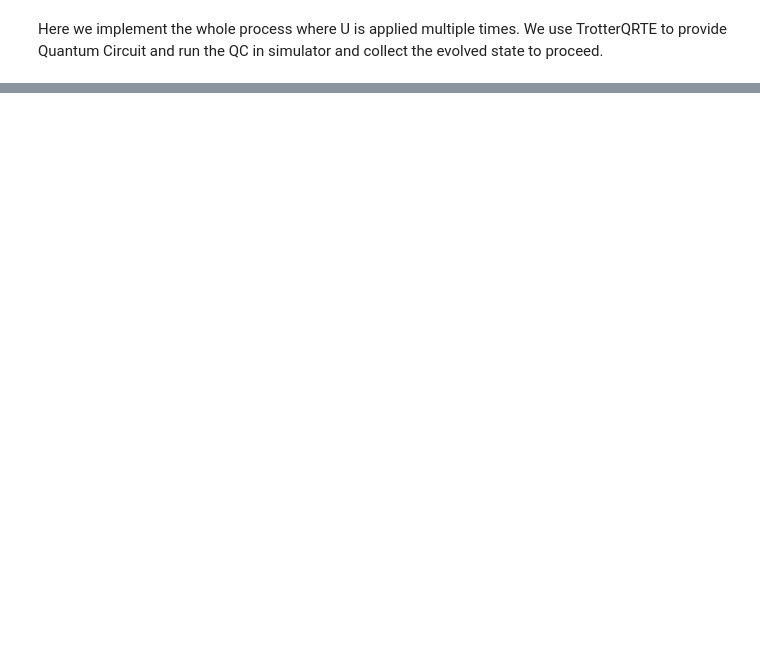
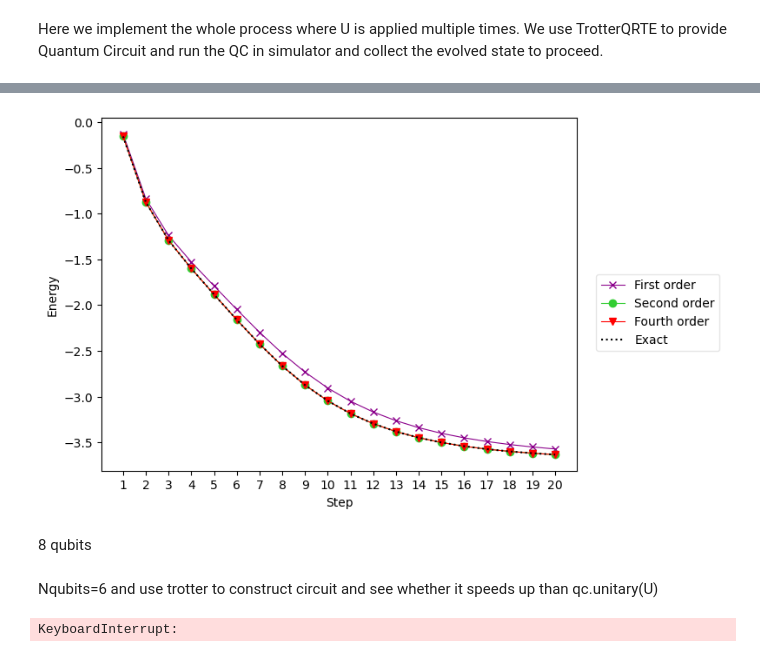
Before and after one commit to schauu/vqe_U, a Jupyter notebook: TrotterQRTE/post-selection with trotter.ipynb, the cells around one changed output, grey strips where cells are left out. Drawn from its saved outputs; the diff is of its cells as text; code cells hidden in the pictures; blank space fills up the shorter version.

```diff
--- a/TrotterQRTE/post-selection with trotter.ipynb
+++ b/TrotterQRTE/post-selection with trotter.ipynb
@@ -200,0 +206,4 @@ print(expectation_1)
+# %%
+order = 2
+expectation_2 = unitary_trotter(H, time, nqubits, order, time_step, error_rate, step)
+print(expectation_2)
@@ -200,0 +212,4 @@ print(expectation_1)
+# %%
+order = 4
+expectation_4 = unitary_trotter(H, time, nqubits, order, time_step, error_rate, step)
+print(expectation_4)
@@ -200,0 +268,58 @@ print(expectation_1)
+# %%
+fig, axes = plt.subplots()
+x = list(range(1, step+1))  # includes initial state
+axes.plot(
+    x, expectation_1, label="First order", marker="x", c="darkmagenta", ls="-", lw=0.8
+)
+axes.plot(
+    x, expectation_2, label="Second order", marker="o", c="limegreen", ls="-", lw=0.8
+)
+axes.plot(
+    x, expectation_4, label="Fourth order", marker="v", c="r", ls="-", lw=0.8
+)
+axes.plot(x, expectation_exact, c="k", ls=":", label="Exact")
+legend = fig.legend(
+    *axes.get_legend_handles_labels(),
+    bbox_to_anchor=(1.0, 0.5),
+    loc="center left",
+    framealpha=0.5,
+)
+axes.set_xticks(np.arange(min(x), max(x) + 1, 1))
+axes.set_xlabel('Step')
+axes.set_ylabel('Energy')
+fig.tight_layout()
+# %% [output]
+[figure, added]
+# %% [markdown]
+8 qubits
+# %% [markdown]
+Nqubits=6 and use trotter to construct circuit and see whether it speeds up than qc.unitary(U)
+# %%
+nqubits = 8
+final_time = np.pi/2 #time
+time = final_time
+time_step = 10 #time_step
+step = 20
+#H = get_hamiltonian_y(5, 1/np.sqrt(2), True)
+projector = np.array([[0, -1.0j],
+                     [1.0j, 0]])
+initial_state = Statevector.from_label("00000000")
+expectation_exact = []
+simulator = AerSimulator()
+statevector = initial_state.data
+for i in range(step):
+    U = expm(-1.0j * time * np.kron(projector, H_array))
+    qc = QuantumCircuit(nqubits+1)
+    qc.initialize(statevector, range(nqubits))
+    qc.unitary(U, range(nqubits+1))
+    qc.decompose(reps=2)
+    qc.save_statevector()
+    result = simulator.run(qc).result().data(0)['statevector']
+    new_state = result.data#[:2**nqubits]
+    expectation = (new_state.conj().dot(hamiltonian1.to_matrix())).dot(new_state)/(new_state.conj().T.dot(hamiltonian2).dot(new_state))
+    expectation_exact.append(expectation)
+    statevector = new_state[:2**nqubits]/np.linalg.norm(new_state[:2**nqubits])
+
+    print(expectation)
+# %% [output]
+KeyboardInterrupt:
```
Also changed, not shown: parts of 8 cells of this notebook, 1 other file.
